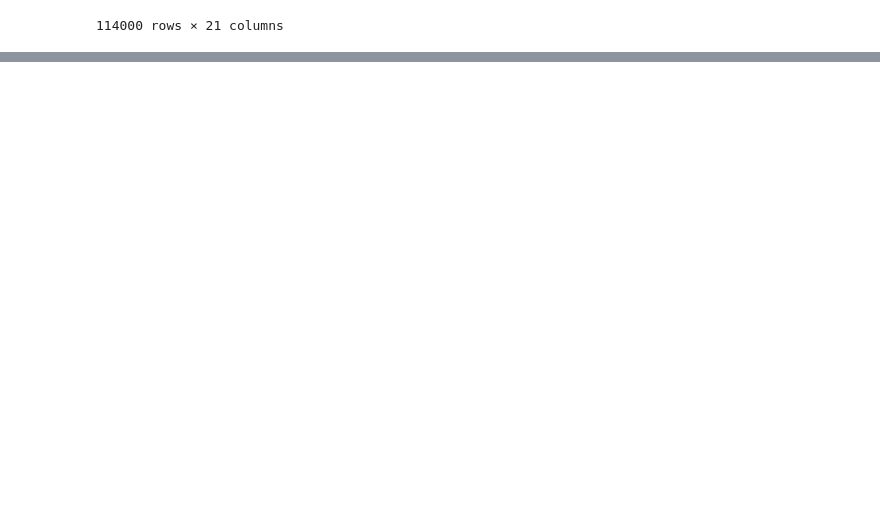
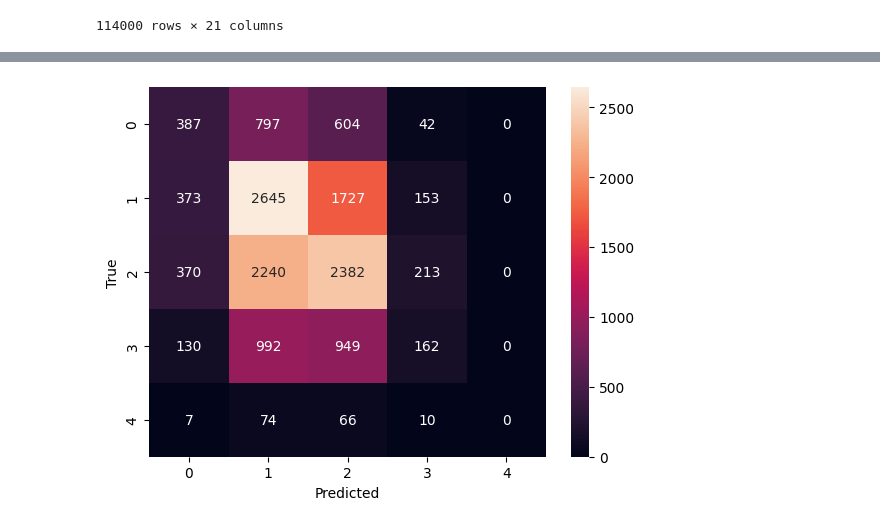
Before and after one commit to fibleep/mlt, a Jupyter notebook: main.ipynb, the cells around one changed output, grey strips where cells are left out. Saved outputs shown, nothing was run; the diff lists cells and outputs as text; code cells hidden in the pictures; blank space fills up the shorter version.

```diff
--- a/main.ipynb
+++ b/main.ipynb
@@ -135,0 +218,11 @@ df
+# %%
+labels = ['Not Popular', 'Emerging', 'Semi Popular', 'Popular', 'Very Popular']
+num_labels = [0, 1, 2, 3, 4]
+
+kn_df['popularity'] = pd.cut(kn_df['popularity'], bins=[0, 20, 40, 60, 80, 100], labels=num_labels)
+kn_df.dropna(subset=['popularity'], inplace=True)
+kn_df['popularity'] = kn_df['popularity'].astype('int')
+
+kn_df['popularity'] = kn_df['popularity'].astype('int')
+kn_df.reset_index()
+kn_df
@@ -135,0 +243,11 @@ df
+# %%
+
+from sklearn.neighbors import KNeighborsClassifier
+
+k = 12
+stepsize = 0.01
+
+X = kn_df.drop(columns=['popularity'])
+y = kn_df['popularity']
+
+X
@@ -135,0 +268,21 @@ df
+# %%
+
+from sklearn.model_selection import train_test_split
+X_train, X_test, y_train, y_test = train_test_split(X, y, test_size=0.2)
+
+
+knn = KNeighborsClassifier(n_neighbors=k)
+knn.fit(X_train, y_train)
+
+from sklearn.metrics import confusion_matrix
+import seaborn as sns
+
+y_pred = knn.predict(X_test)
+cm = confusion_matrix(y_test, y_pred)
+
+sns.heatmap(cm, annot=True, fmt='g')
+plt.xlabel('Predicted')
+plt.ylabel('True')
+plt.show()
+# %% [output]
+[figure, added]
```
Also changed, not shown: parts of 19 cells of this notebook.
